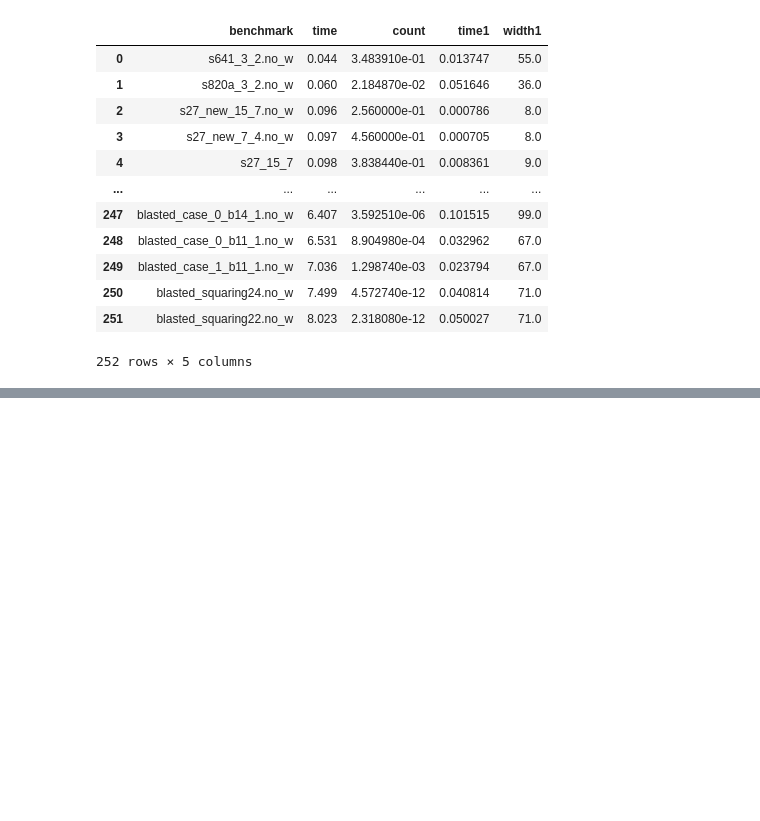
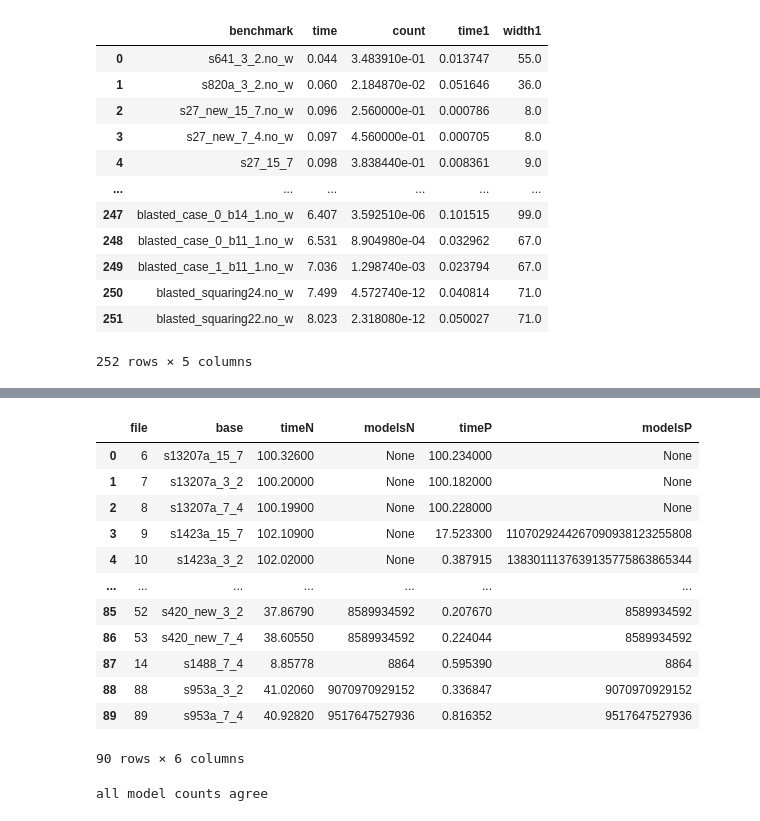
Before and after one commit to vardigroup/DPMC, a Jupyter notebook: experiments/procount.ipynb, the cells around one changed output, grey strips where cells are left out. Cells and saved outputs as stored; diff of their text form; code cells hidden in the pictures; blank space fills up the shorter version.

```diff
--- a/experiments/procount.ipynb
+++ b/experiments/procount.ipynb
@@ -146,7 +141,7 @@ FLOW_CMD = '/solvers/flow-cutter-pace17/flow_cutter_pace17 -s 1234567 -p 100'
 HTD_CMD = '/solvers/htd-master/bin/htd_main -s 1234567 --opt width --iterations 0 --strategy challenge --print-progress --preprocessing full'
 TCS_CMD = 'java -classpath /solvers/TCS-Meiji -Xmx25g -Xms25g -Xss1g tw.heuristic.MainDecomposer -s 1234567 -p 100'
 
-class LgExp(ProCountExp):
+class LgExp(QueenExp):
     def __init__(self, dataPath, tdCmd=FLOW_CMD, secs=SECS1, serious=True):
         self.tdCmd = tdCmd
 
@@ -249,7 +244,7 @@ class DmcExp(ProCountExp):
             })
         return dicts
 # %%
-class DpmcExp(ProCountExp):
+class DpmcExp(QueenExp):
     def __init__(
         self,
         dataPath,
@@ -2151,0 +2250,22 @@ def plotMeanTimeByMeanWidth():
+# %%
+class Pro(Exp):
+    def __init__(self, cnfDir):
+        self.cnfDir = cnfDir
+        self.dataPath = 'data/camera/pro'
+        self.suffix = 'P'
+        Experiment.__init__(self, self.getCmds())
+
+    def getWrapperDict(self):
+        return {
+            'solver': 'dpmc',
+            'memcap': 30,
+            'pc': 1,
+            'dp': 's', # implies --mp=1
+            'vl': 1,
+        }
+
+proInst = Pro('waps/wpcnf').getInst()
+
+# proInst.setUp()
+
+# proInst.runExp() # ran 100s
@@ -2151,0 +2293,37 @@ def plotMeanTimeByMeanWidth():
+# %%
+q = 'select file,base,time,models from data '
+q += 'order by models'
+
+cameraTable = nestInst.getTable(q).merge(proInst.getTable(q))
+cameraTable
+# %% [output]
+|  | file | base | timeN | modelsN | timeP | modelsP |
+| 0 | 6 | s13207a_15_7 | 100.32600 | None | 100.234000 | None |
+| 1 | 7 | s13207a_3_2 | 100.20000 | None | 100.182000 | None |
+| 2 | 8 | s13207a_7_4 | 100.19900 | None | 100.228000 | None |
+| 3 | 9 | s1423a_15_7 | 102.10900 | None | 17.523300 | 1107029244267090938123255808 |
+| 4 | 10 | s1423a_3_2 | 102.02000 | None | 0.387915 | 1383011137639135775863865344 |
+| ... | ... | ... | ... | ... | ... | ... |
+| 85 | 52 | s420_new_3_2 | 37.86790 | 8589934592 | 0.207670 | 8589934592 |
+| 86 | 53 | s420_new_7_4 | 38.60550 | 8589934592 | 0.224044 | 8589934592 |
+| 87 | 14 | s1488_7_4 | 8.85778 | 8864 | 0.595390 | 8864 |
+| 88 | 88 | s953a_3_2 | 41.02060 | 9070970929152 | 0.336847 | 9070970929152 |
+| 89 | 89 | s953a_7_4 | 40.92820 | 9517647527936 | 0.816352 | 9517647527936 |
+90 rows × 6 columns
+# %%
+def checkCorrectness(table):
+    for (_, row) in table.iterrows():
+        mc = None
+        for col in table.columns:
+            if col.startswith('models'):
+                count = row[col]
+                if count != None:
+                    if mc == None:
+                        mc = count
+                    else:
+                        assert mc == count, f'{mc} != {count}'
+    print('all model counts agree')
+
+checkCorrectness(cameraTable)
+# %% [output]
+all model counts agree
```
Also changed, not shown: parts of 17 cells of this notebook, 2 other files.
